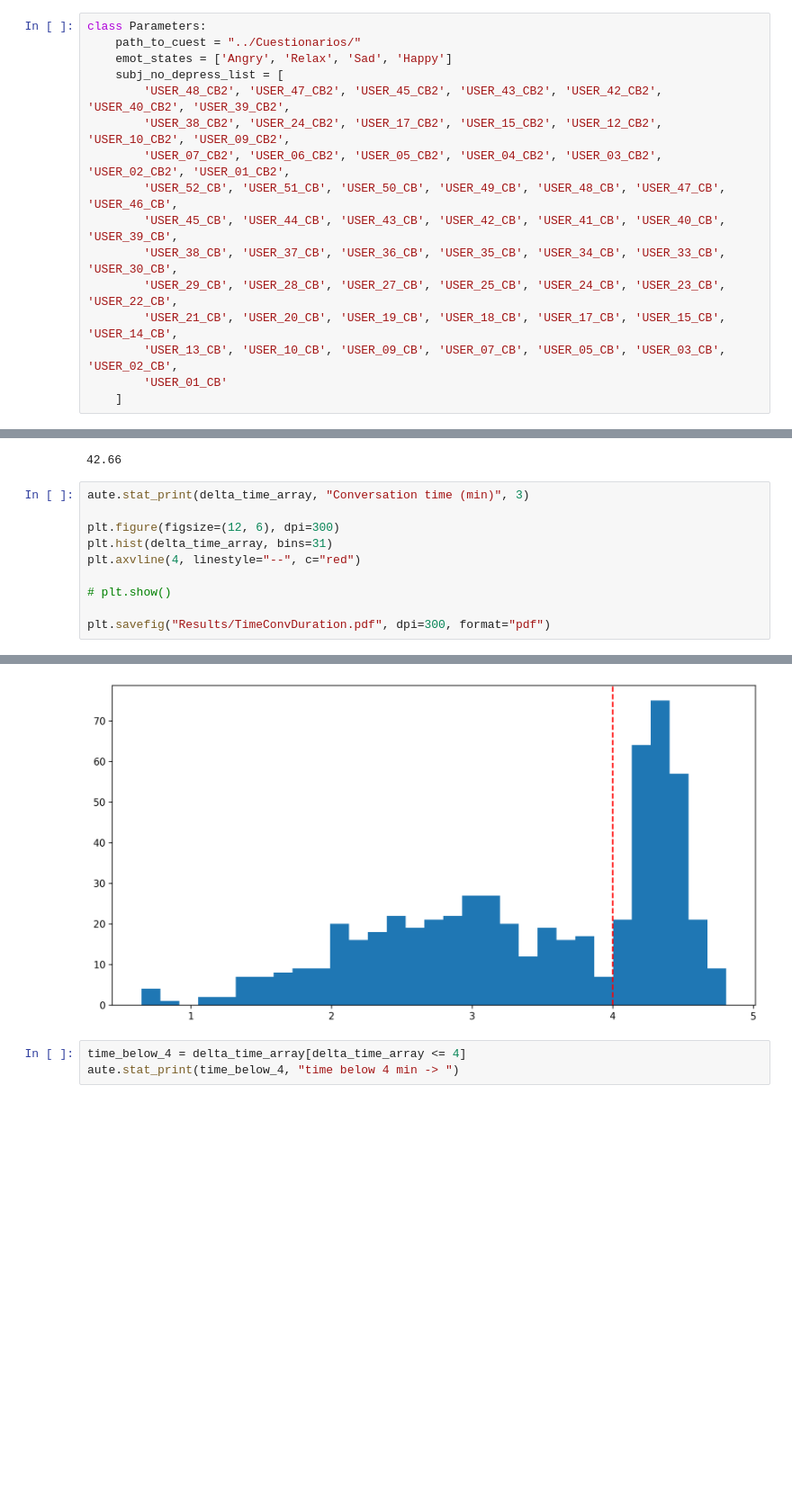
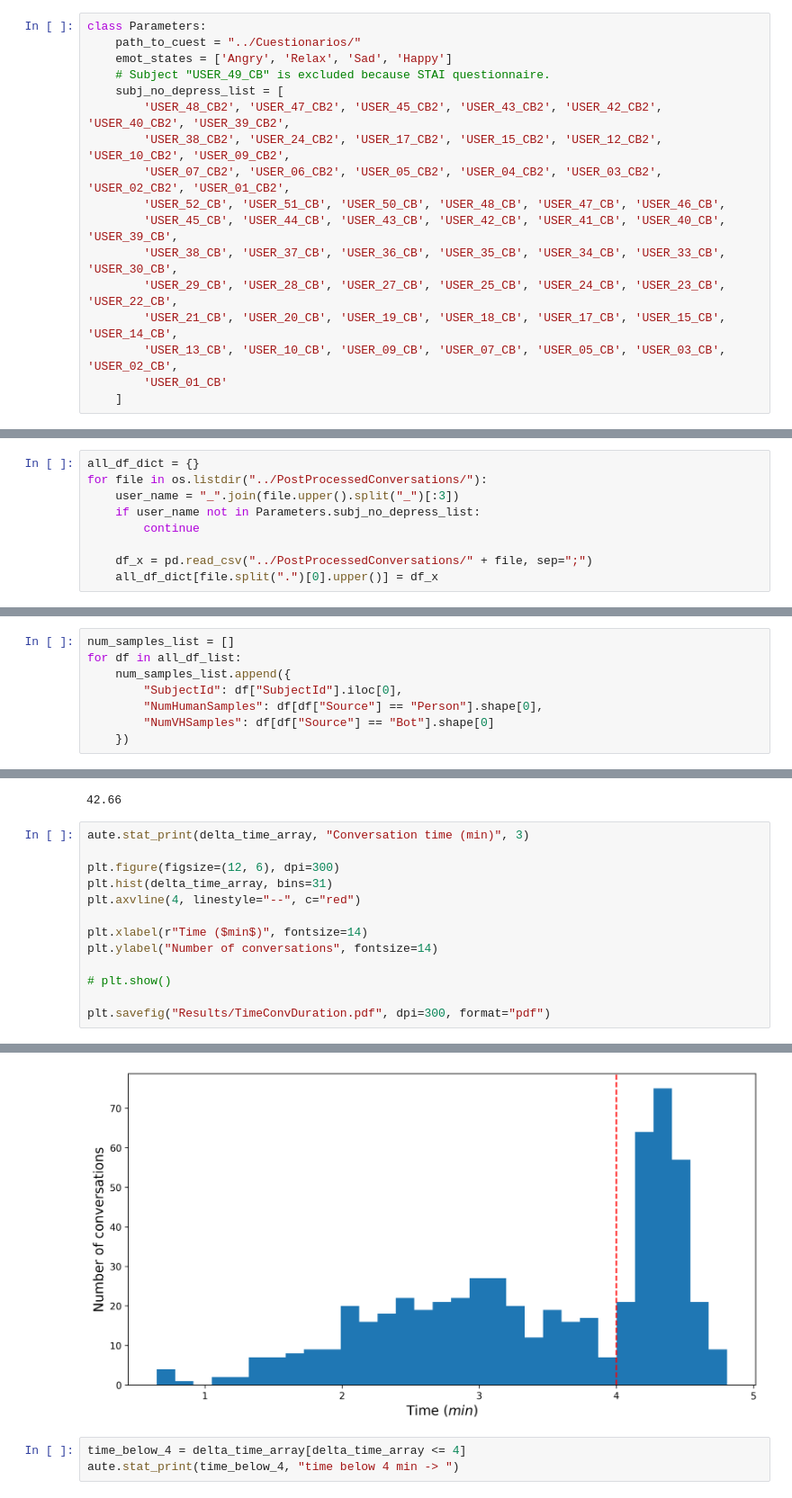
Before and after one commit to ASAPLableni/LableniBot, a Jupyter notebook: DataAnalysis/CodeofRevision.ipynb, the cells around one changed output, grey strips where cells are left out. Shown at 90% size. Cells and saved outputs as stored; diff of their text form; blank space fills up the shorter version.

```diff
--- a/DataAnalysis/CodeofRevision.ipynb
+++ b/DataAnalysis/CodeofRevision.ipynb
@@ -15,11 +15,12 @@ import analysis_utils as aute
 class Parameters:
     path_to_cuest = "../Cuestionarios/"
     emot_states = ['Angry', 'Relax', 'Sad', 'Happy']
+    # Subject "USER_49_CB" is excluded because STAI questionnaire.
     subj_no_depress_list = [
         'USER_48_CB2', 'USER_47_CB2', 'USER_45_CB2', 'USER_43_CB2', 'USER_42_CB2', 'USER_40_CB2', 'USER_39_CB2',
         'USER_38_CB2', 'USER_24_CB2', 'USER_17_CB2', 'USER_15_CB2', 'USER_12_CB2', 'USER_10_CB2', 'USER_09_CB2',
         'USER_07_CB2', 'USER_06_CB2', 'USER_05_CB2', 'USER_04_CB2', 'USER_03_CB2', 'USER_02_CB2', 'USER_01_CB2',
-        'USER_52_CB', 'USER_51_CB', 'USER_50_CB', 'USER_49_CB', 'USER_48_CB', 'USER_47_CB', 'USER_46_CB',
+        'USER_52_CB', 'USER_51_CB', 'USER_50_CB', 'USER_48_CB', 'USER_47_CB', 'USER_46_CB',
         'USER_45_CB', 'USER_44_CB', 'USER_43_CB', 'USER_42_CB', 'USER_41_CB', 'USER_40_CB', 'USER_39_CB',
         'USER_38_CB', 'USER_37_CB', 'USER_36_CB', 'USER_35_CB', 'USER_34_CB', 'USER_33_CB', 'USER_30_CB',
         'USER_29_CB', 'USER_28_CB', 'USER_27_CB', 'USER_25_CB', 'USER_24_CB', 'USER_23_CB', 'USER_22_CB',
@@ -29,0 +84,9 @@ class Parameters:
+# %%
+all_df_dict = {}
+for file in os.listdir("../PostProcessedConversations/"):
+    user_name = "_".join(file.upper().split("_")[:3])
+    if user_name not in Parameters.subj_no_depress_list:
+        continue
+
+    df_x = pd.read_csv("../PostProcessedConversations/" + file, sep=";")
+    all_df_dict[file.split(".")[0].upper()] = df_x
@@ -29,0 +332,8 @@ class Parameters:
+# %%
+num_samples_list = []
+for df in all_df_list:
+    num_samples_list.append({
+        "SubjectId": df["SubjectId"].iloc[0],
+        "NumHumanSamples": df[df["Source"] == "Person"].shape[0],
+        "NumVHSamples": df[df["Source"] == "Bot"].shape[0]
+    })
@@ -56,16 +461,19 @@ np.round(100 * np.mean(delta_time_array > 4), 3)
 # %%
 aute.stat_print(delta_time_array, "Conversation time (min)", 3)
 
 plt.figure(figsize=(12, 6), dpi=300)
 plt.hist(delta_time_array, bins=31)
 plt.axvline(4, linestyle="--", c="red")
 
+plt.xlabel(r"Time ($min$)", fontsize=14)
+plt.ylabel("Number of conversations", fontsize=14)
+
 # plt.show()
 
 plt.savefig("Results/TimeConvDuration.pdf", dpi=300, format="pdf")
 # %% [output]
 Mean Conversation time (min) = 3.421 +/- 0.971 ; Median = 3.58 ; Min. =  0.649 ; Max. =  4.807
-[figure, old version]
+[figure, new version]
 # %%
 time_below_4 = delta_time_array[delta_time_array <= 4]
 aute.stat_print(time_below_4, "time below 4 min -> ")
```
Also changed, not shown: parts of 25 cells of this notebook, 3 other files.
